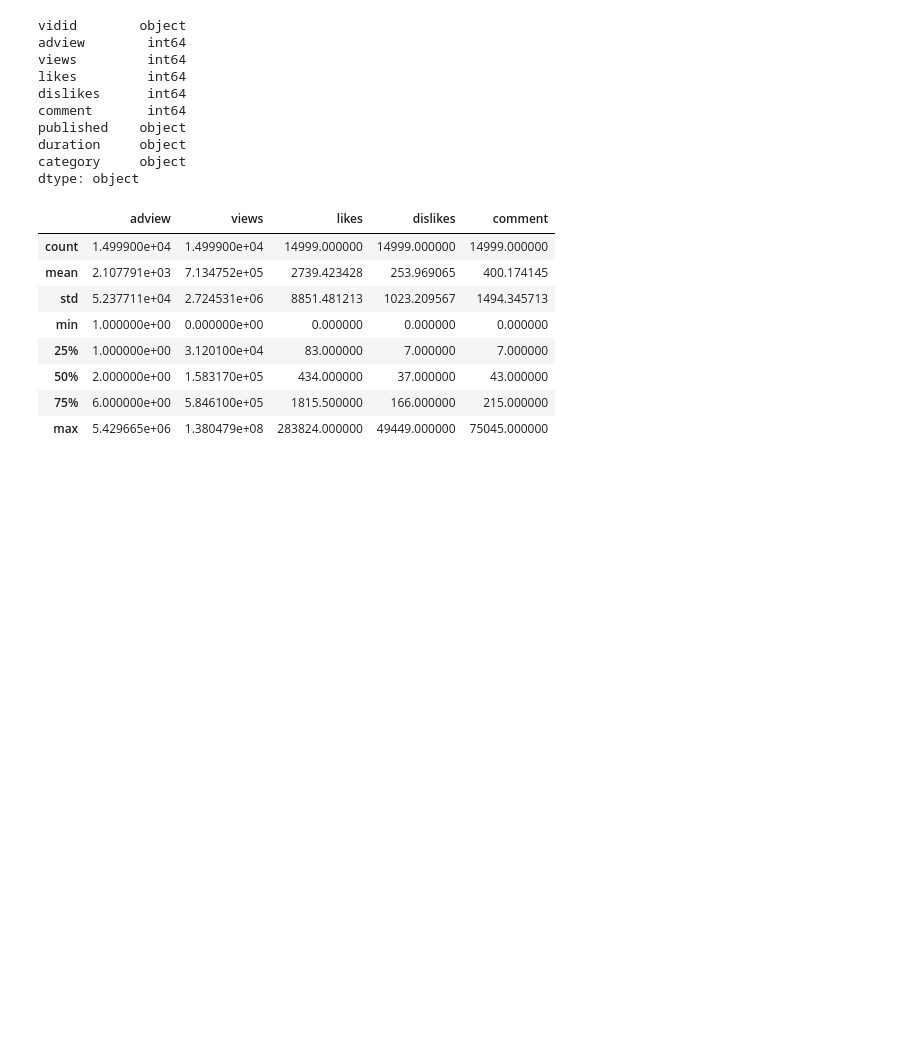
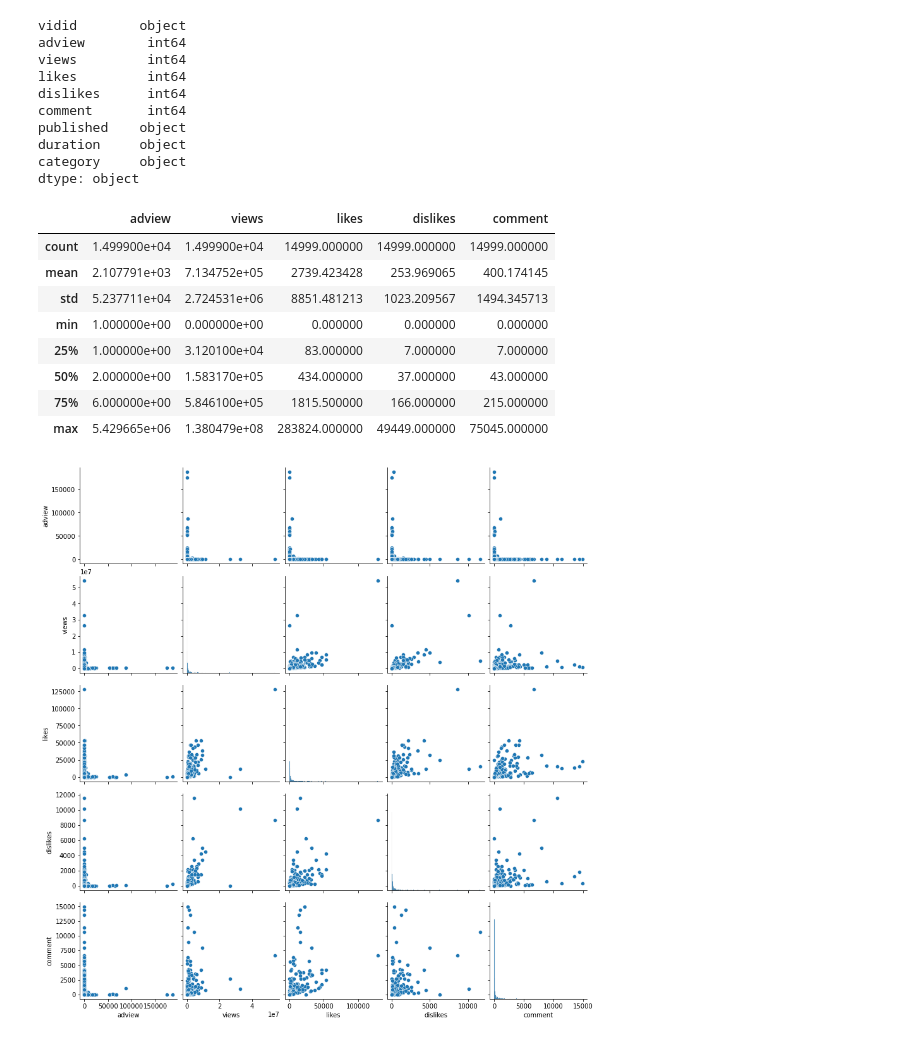
Before and after one commit to charcode123/youtube-adview-prediction, a Jupyter notebook: youtubeadviewpred.ipynb, the cells around one changed output. Drawn from its saved outputs; the diff is of its cells as text; code cells hidden in the pictures; blank space fills up the shorter version.

```diff
--- a/youtubeadviewpred.ipynb
+++ b/youtubeadviewpred.ipynb
@@ -115,0 +116,4 @@ sns.pairplot(df1)
+# %%
+pairp=sns.pairplot(df1.sample(1000))
+# %% [output]
+[figure, added]
```
Also changed, not shown: parts of 4 cells of this notebook, 2 other files.
